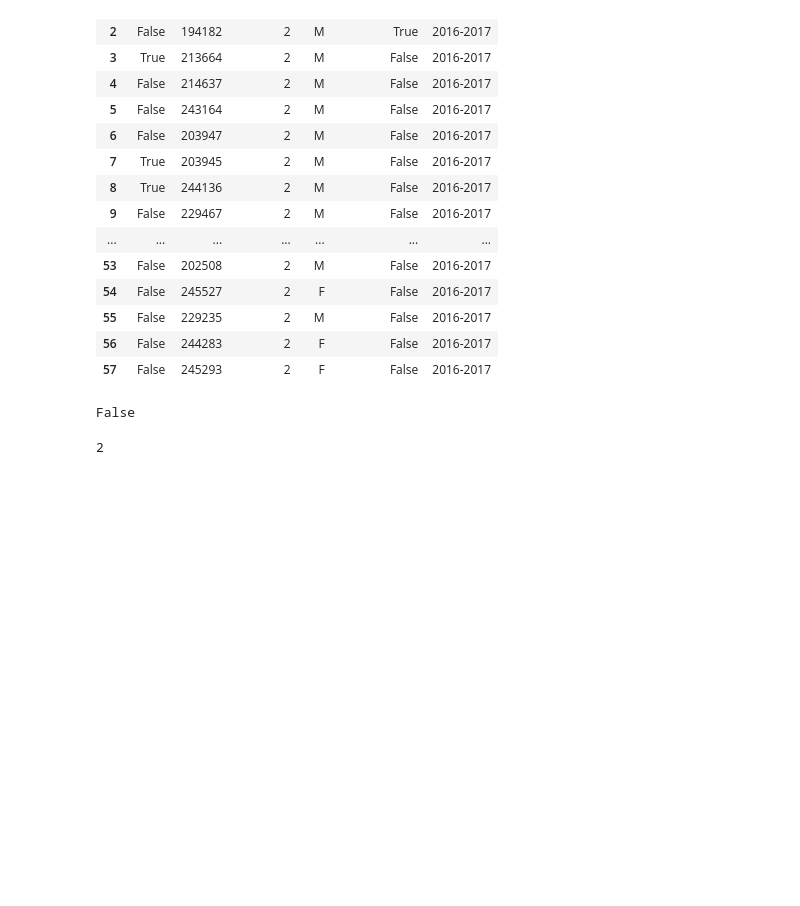
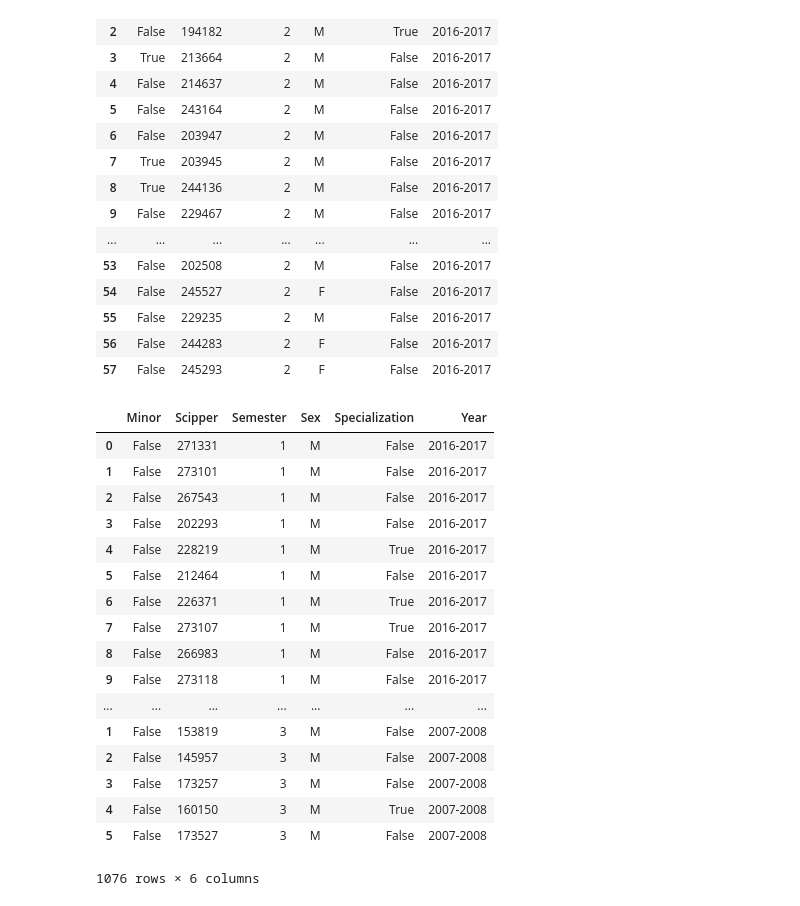
Before and after one commit to amirsh/ada-ana, a Jupyter notebook: HW2-notebooks/hw2.ipynb, the cells around one changed output. Saved outputs shown, nothing was run; the diff lists cells and outputs as text; code cells hidden in the pictures; blank space fills up the shorter version.

Commit message:
extracted dataframe for all master students

```diff
--- a/HW2-notebooks/hw2.ipynb
+++ b/HW2-notebooks/hw2.ipynb
@@ -84,20 +84,24 @@ r2.content
 def get_ms_dataframe(request_link):
   soup2 = BSoup(request_link.text, "lxml")
   elems=soup2.find_all("tr")[2:]
-  titleinfo = soup2.find("font").text.split(', ')
-  semester=titleinfo[2]
-  semester=1 if semester==msSem1_text else (2 if semester==msSemPF_text else 3)
-  year=titleinfo[1]
-  all_data=[]
-  for elem in elems:
-    items=elem.find_all("td")
-    gender = "M" if (items[0].text == "Monsieur") else "F"
-    sciper = int(items[10].text)
-    spec = items[4].text <> ""
-    minor = items[6].text <> ""
-    all_data.append({"Scipper": sciper, "Sex": gender, "Year": year, "Semester": semester,
-                    "Minor": minor, "Specialization": spec})
-  return pd.DataFrame(all_data)
+  titleinfo = soup2.find("font")
+  if(titleinfo is None):
+      return pd.DataFrame([])
+  else:
+      titleinfo = titleinfo.text.split(', ')
+      semester=titleinfo[2]
+      semester=1 if semester==msSem1_text else (2 if semester==msSemPF_text else 3)
+      year=titleinfo[1]
+      all_data=[]
+      for elem in elems:
+        items=elem.find_all("td")
+        gender = "M" if (items[0].text == "Monsieur") else "F"
+        sciper = int(items[10].text)
+        spec = items[4].text <> ""
+        minor = items[6].text <> ""
+        all_data.append({"Scipper": sciper, "Sex": gender, "Year": year, "Semester": semester,
+                        "Minor": minor, "Specialization": spec})
+      return pd.DataFrame(all_data)
 get_ms_dataframe(r2)
 # %% [output]
 |  | Minor | Scipper | Semester | Sex | Specialization | Year |
@@ -117,11 +121,32 @@ get_ms_dataframe(r2)
 | 55 | False | 229235 | 2 | M | False | 2016-2017 |
 | 56 | False | 244283 | 2 | F | False | 2016-2017 |
 | 57 | False | 245293 | 2 | F | False | 2016-2017 |
-# %%
-spec
-# %% [output]
-False
-# %%
-semester
-# %% [output]
-2
+# %%
+def get_ms_alldata():
+  all_data = []
+  for sem in [msSem1, msSemPF, msSemPS]:
+    for year in allYears:
+        all_data.append(get_ms_dataframe(get_bs_html(sem, year)))
+  return pd.concat(all_data)
+data=get_ms_alldata()
+# %%
+data
+# %% [output]
+|  | Minor | Scipper | Semester | Sex | Specialization | Year |
+| 0 | False | 271331 | 1 | M | False | 2016-2017 |
+| 1 | False | 273101 | 1 | M | False | 2016-2017 |
+| 2 | False | 267543 | 1 | M | False | 2016-2017 |
+| 3 | False | 202293 | 1 | M | False | 2016-2017 |
+| 4 | False | 228219 | 1 | M | True | 2016-2017 |
+| 5 | False | 212464 | 1 | M | False | 2016-2017 |
+| 6 | False | 226371 | 1 | M | True | 2016-2017 |
+| 7 | False | 273107 | 1 | M | True | 2016-2017 |
+| 8 | False | 266983 | 1 | M | False | 2016-2017 |
+| 9 | False | 273118 | 1 | M | False | 2016-2017 |
+| ... | ... | ... | ... | ... | ... | ... |
+| 1 | False | 153819 | 3 | M | False | 2007-2008 |
+| 2 | False | 145957 | 3 | M | False | 2007-2008 |
+| 3 | False | 173257 | 3 | M | False | 2007-2008 |
+| 4 | False | 160150 | 3 | M | True | 2007-2008 |
+| 5 | False | 173527 | 3 | M | False | 2007-2008 |
+1076 rows × 6 columns
```
